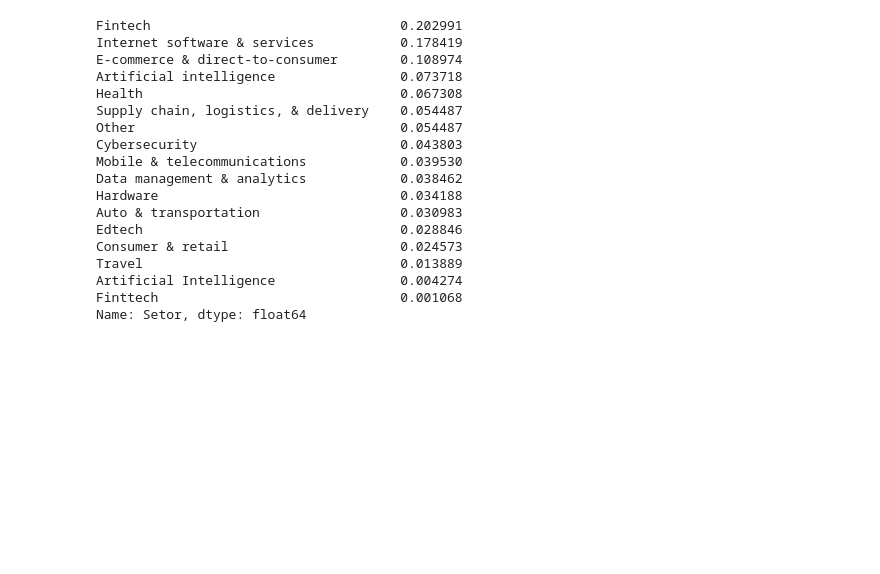
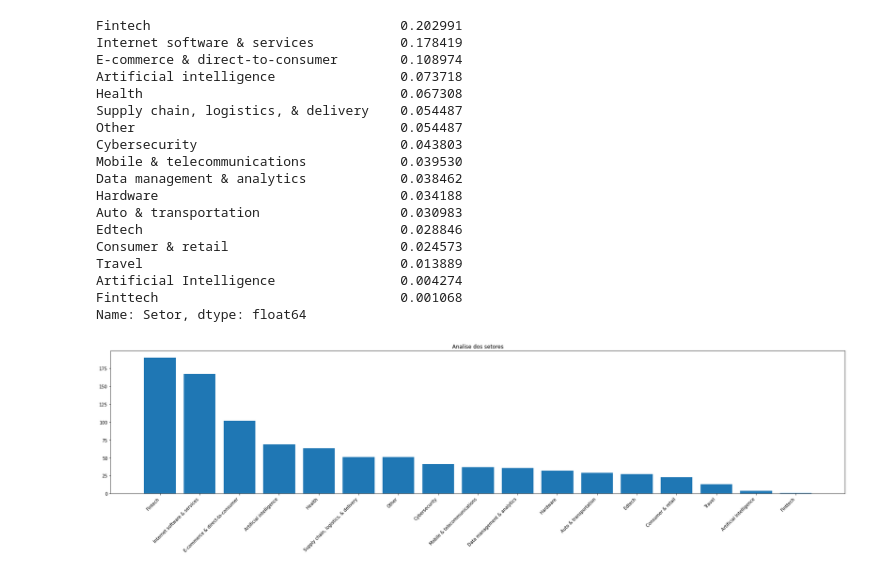
Before and after one commit to scov1no/unicorn_project, a Jupyter notebook: projeto-unicornios.ipynb, the cells around one changed output. Cells and saved outputs as stored; diff of their text form; code cells hidden in the pictures; blank space fills up the shorter version.

```diff
--- a/projeto-unicornios.ipynb
+++ b/projeto-unicornios.ipynb
@@ -163,3 +163,10 @@ Travel                                 0.013889
 Artificial Intelligence                0.004274
 Finttech                               0.001068
 Name: Setor, dtype: float64
+# %%
+plt.figure(figsize=(30,6))
+plt.title('Analise dos setores')
+plt.bar(base_dados['Setor'].value_counts().index, base_dados['Setor'].value_counts() )
+plt.xticks(rotation=45, ha='right');
+# %% [output]
+[figure, added]
```
Also changed, not shown: parts of 5 cells of this notebook.
